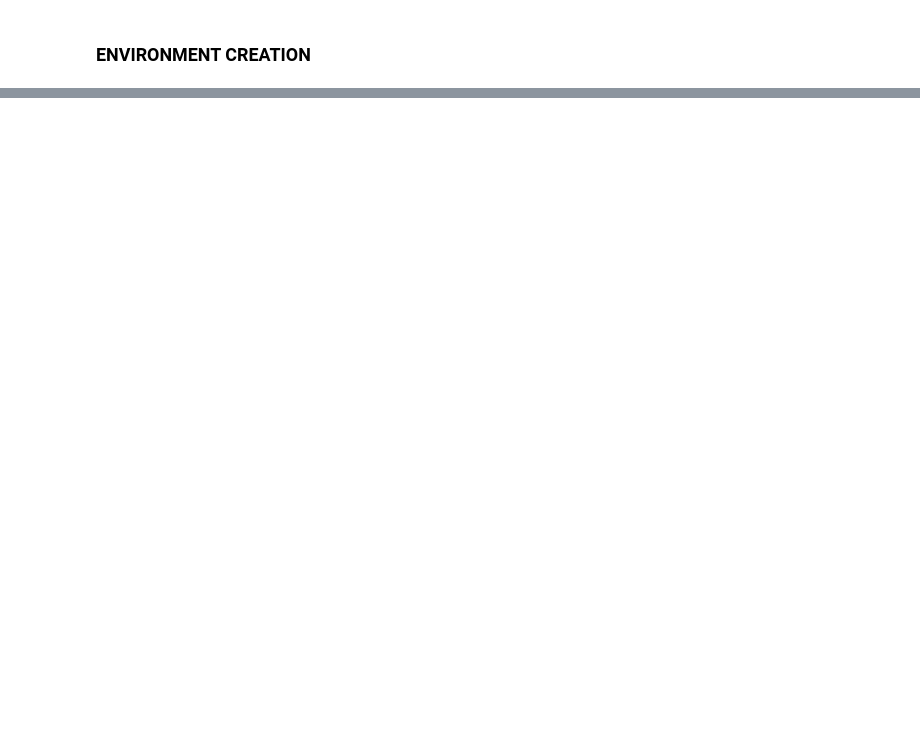
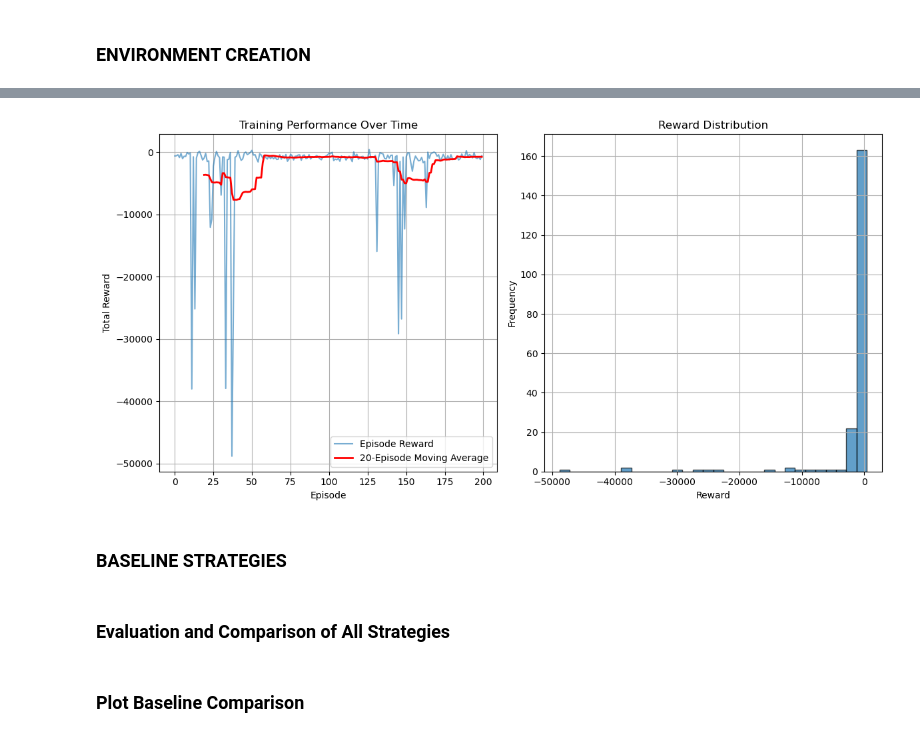
Before and after one commit to Alqama-svg/optimal_execution_with_RL_Agent, a Jupyter notebook: notebooks/optimal_execution_rl_implementation.ipynb, the cells around one changed output, grey strips where cells are left out. Saved outputs shown, nothing was run; the diff lists cells and outputs as text; code cells hidden in the pictures; blank space fills up the shorter version.

```diff
--- a/notebooks/optimal_execution_rl_implementation.ipynb
+++ b/notebooks/optimal_execution_rl_implementation.ipynb
@@ -622,0 +280,30 @@ Aggressive      -234.83      194.61           100.00     -546.17      115.85
+# %%
+def plot_rewards(reward_history):
+    plt.figure(figsize=(12, 6))
+
+    # Plot raw rewards
+    plt.subplot(1, 2, 1)
+    plt.plot(reward_history, alpha=0.6, label='Episode Reward')
+
+    # Plot moving average
+    window = 20
+    if len(reward_history) >= window:
+        moving_avg = pd.Series(reward_history).rolling(window=window).mean()
+        plt.plot(moving_avg, color='red', linewidth=2, label=f'{window}-Episode Moving Average')
+
+    plt.xlabel("Episode")
+    plt.ylabel("Total Reward")
+    plt.title("Training Performance Over Time")
+    plt.grid(True)
+    plt.legend()
+
+    # Plot reward distribution
+    plt.subplot(1, 2, 2)
+    plt.hist(reward_history, bins=30, alpha=0.7, edgecolor='black')
+    plt.xlabel("Reward")
+    plt.ylabel("Frequency")
+    plt.title("Reward Distribution")
+    plt.grid(True)
+
+    plt.tight_layout()
+    plt.show()
@@ -622,0 +312,4 @@ Aggressive      -234.83      194.61           100.00     -546.17      115.85
+# %%
+env = OptimalExecutionEnv()
+print("Training DQN agent...")
+trained_policy, rewards = train_dqn(env, episodes=200)
@@ -622,0 +328,8 @@ Aggressive      -234.83      194.61           100.00     -546.17      115.85
+# %%
+# Plot the training results
+plot_rewards(rewards)
+plt.show()
+# %% [output]
+[figure, added]
+# %% [markdown]
+### **BASELINE STRATEGIES**
@@ -622,0 +400,2 @@ Aggressive      -234.83      194.61           100.00     -546.17      115.85
+# %% [markdown]
+### **Evaluation and Comparison of All Strategies**
@@ -622,0 +438,2 @@ Aggressive      -234.83      194.61           100.00     -546.17      115.85
+# %% [markdown]
+### **Plot Baseline Comparison**
```
Also changed, not shown: parts of 24 cells of this notebook, 11 other files.
